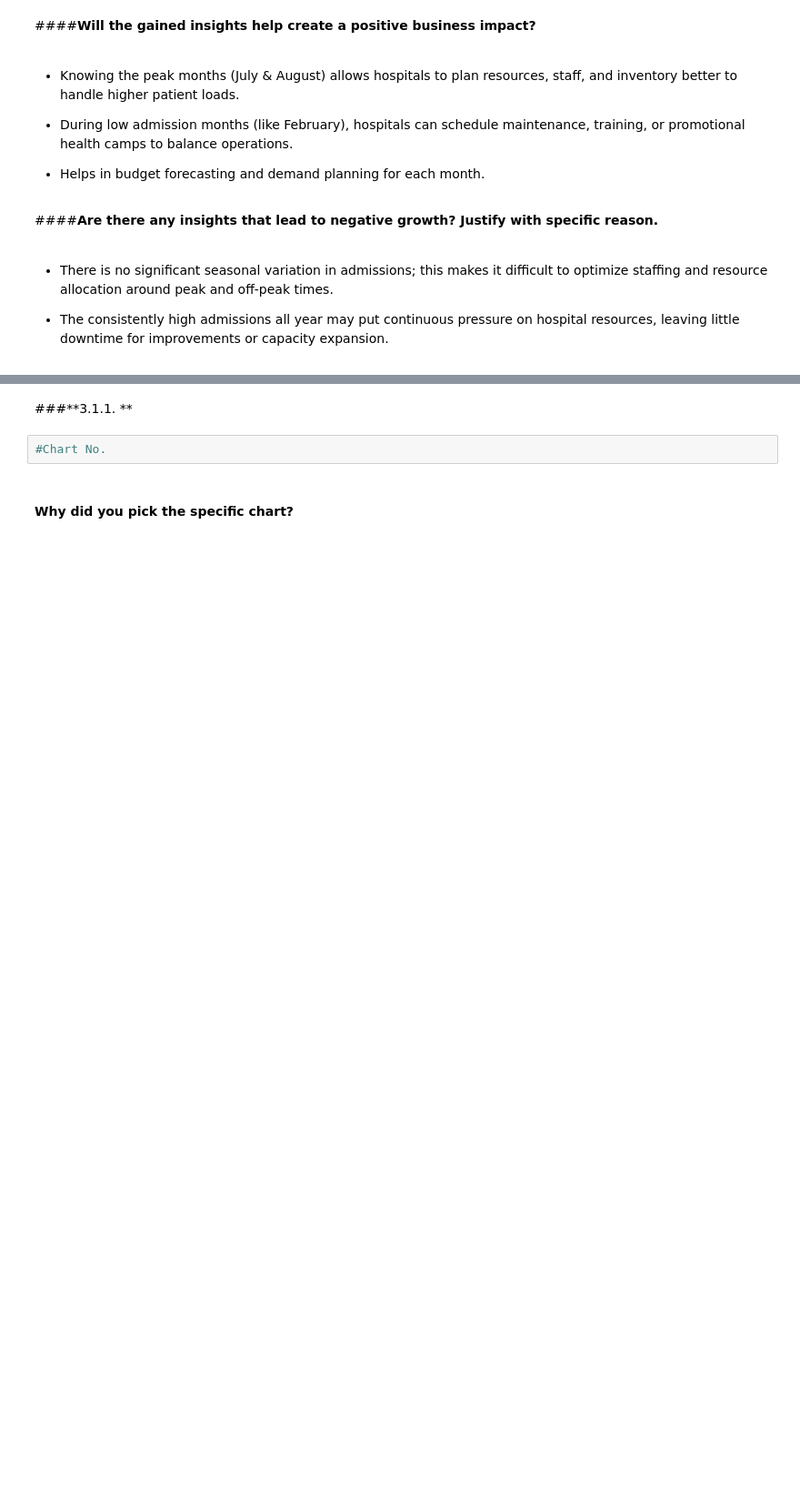
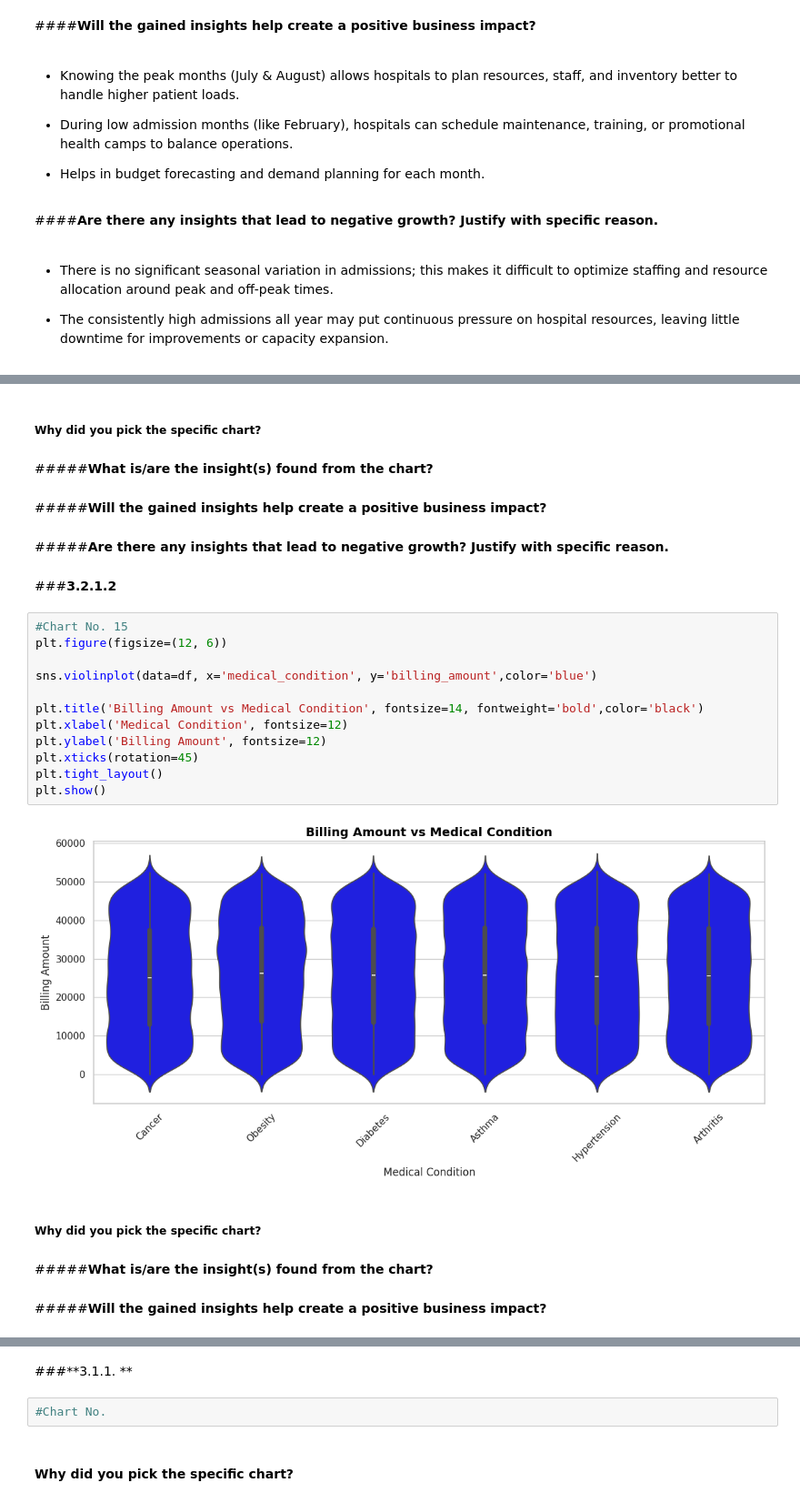
Before and after one commit to Sagarjain93/Healthcare, a Jupyter notebook: Healthcare.ipynb, the cells around one changed output, grey strips where cells are left out. Shown at 91% size. Drawn from its saved outputs; the diff is of its cells as text; blank space fills up the shorter version.

```diff
--- a/Healthcare.ipynb
+++ b/Healthcare.ipynb
@@ -1479,0 +1586,30 @@ A bar chart is the best option to visualize categorical data like months. It all
+# %% [markdown]
+##### **Why did you pick the specific chart?**
+# %% [markdown]
+#####**What is/are the insight(s) found from the chart?**
+# %% [markdown]
+#####**Will the gained insights help create a positive business impact?**
+# %% [markdown]
+#####**Are there any insights that lead to negative growth? Justify with specific reason.**
+# %% [markdown]
+###**3.2.1.2**
+# %%
+#Chart No. 15
+plt.figure(figsize=(12, 6))
+
+sns.violinplot(data=df, x='medical_condition', y='billing_amount',color='blue')
+
+plt.title('Billing Amount vs Medical Condition', fontsize=14, fontweight='bold',color='black')
+plt.xlabel('Medical Condition', fontsize=12)
+plt.ylabel('Billing Amount', fontsize=12)
+plt.xticks(rotation=45)
+plt.tight_layout()
+plt.show()
+# %% [output]
+[figure, added]
+# %% [markdown]
+##### **Why did you pick the specific chart?**
+# %% [markdown]
+#####**What is/are the insight(s) found from the chart?**
+# %% [markdown]
+#####**Will the gained insights help create a positive business impact?**
```
Also changed, not shown: parts of 105 cells of this notebook.
